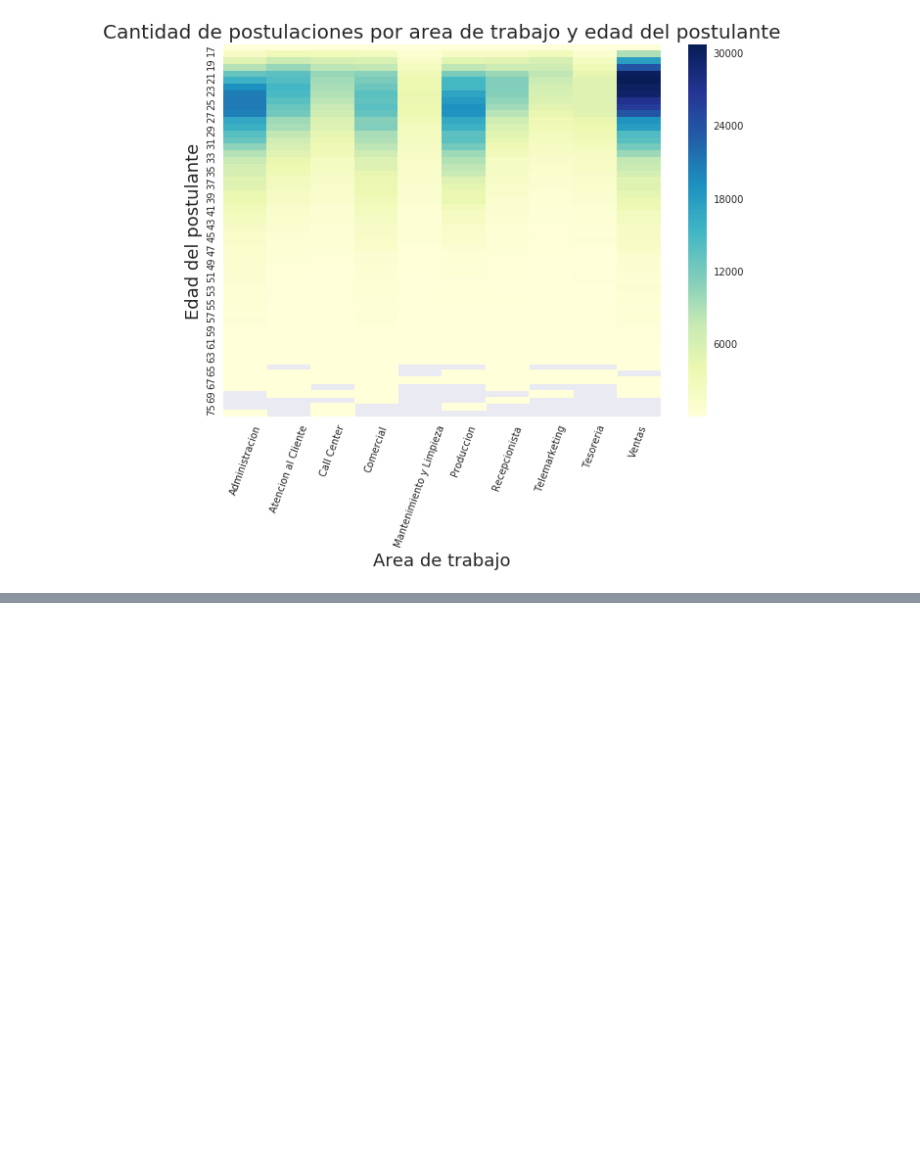
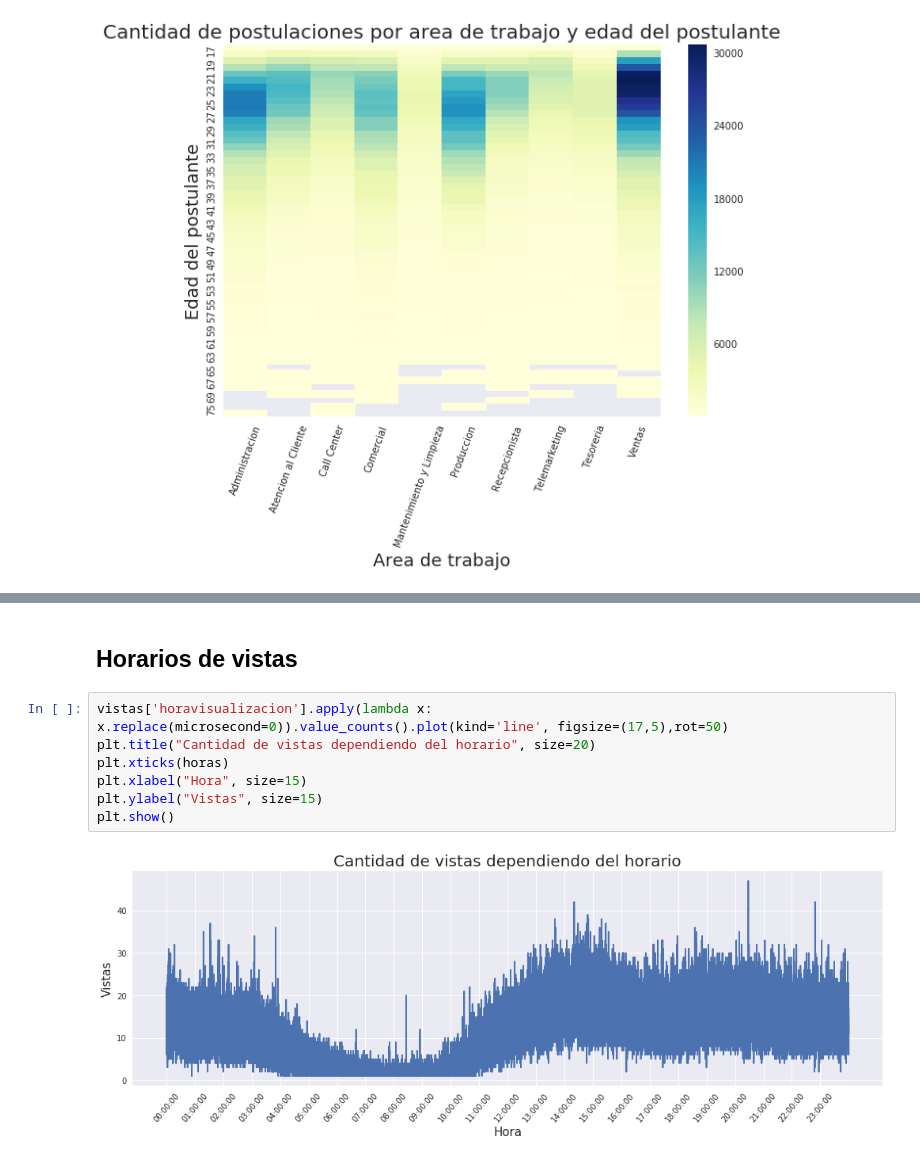
Before and after one commit to Mariano95/Analisis-exploratorio-de-datos, a Jupyter notebook: TP.ipynb, the cells around one changed output, grey strips where cells are left out. Saved outputs shown, nothing was run; the diff lists cells and outputs as text; blank space fills up the shorter version.

```diff
--- a/TP.ipynb
+++ b/TP.ipynb
@@ -783,0 +796,11 @@ plt.show()
+# %% [markdown]
+## Horarios de vistas
+# %%
+vistas['horavisualizacion'].apply(lambda x: x.replace(microsecond=0)).value_counts().plot(kind='line', figsize=(17,5),rot=50)
+plt.title("Cantidad de vistas dependiendo del horario", size=20)
+plt.xticks(horas)
+plt.xlabel("Hora", size=15)
+plt.ylabel("Vistas", size=15)
+plt.show()
+# %% [output]
+[figure, added]
```
Also changed, not shown: parts of 6 cells of this notebook.
